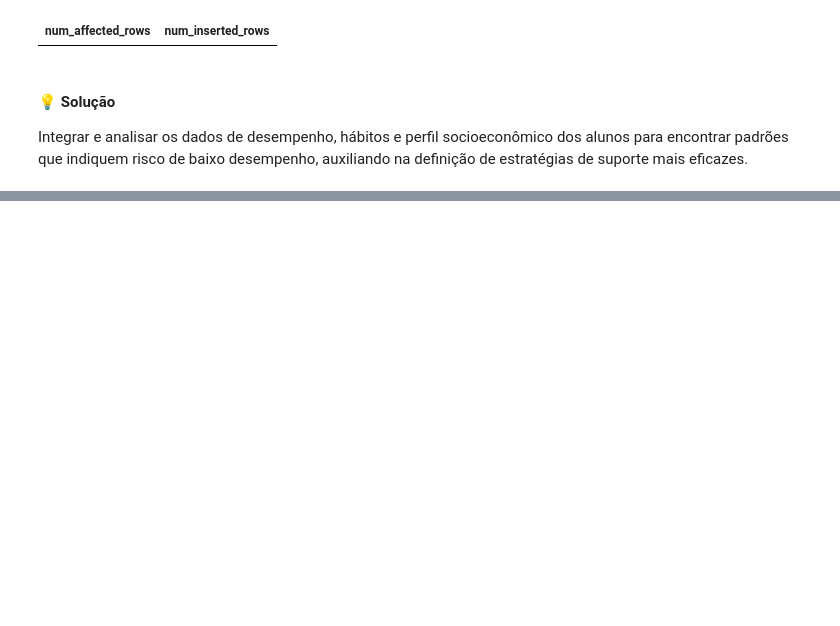
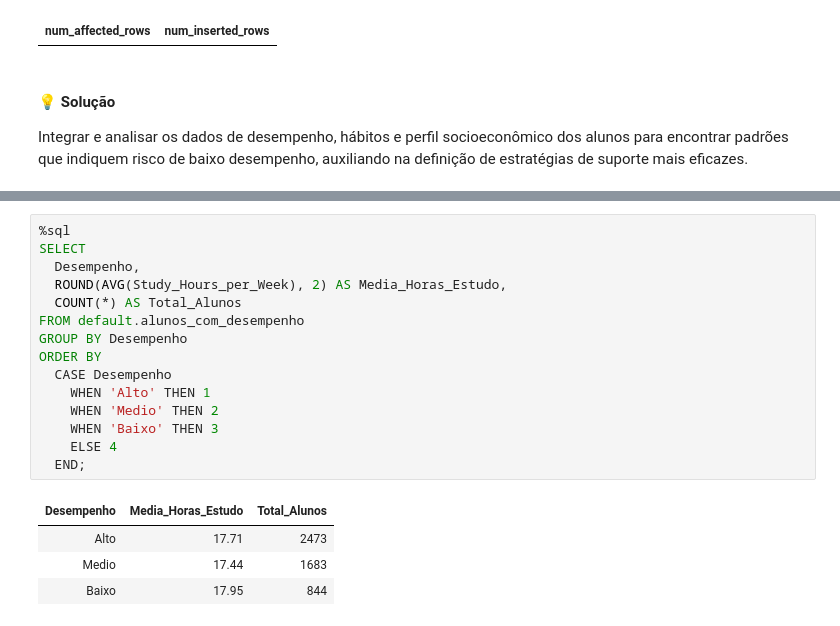
Before and after one commit to sauloverissimo/Engenharia_de_Dados, a Jupyter notebook: MVP/src/MVP.ipynb, the cells around one changed output, grey strips where cells are left out. Cells and saved outputs as stored; diff of their text form; blank space fills up the shorter version.

```diff
--- a/MVP/src/MVP.ipynb
+++ b/MVP/src/MVP.ipynb
@@ -599,0 +624,20 @@ FROM default.alunos_unificados;
+# %%
+%sql
+SELECT
+  Desempenho,
+  ROUND(AVG(Study_Hours_per_Week), 2) AS Media_Horas_Estudo,
+  COUNT(*) AS Total_Alunos
+FROM default.alunos_com_desempenho
+GROUP BY Desempenho
+ORDER BY
+  CASE Desempenho
+    WHEN 'Alto' THEN 1
+    WHEN 'Medio' THEN 2
+    WHEN 'Baixo' THEN 3
+    ELSE 4
+  END;
+# %% [output]
+| Desempenho | Media_Horas_Estudo | Total_Alunos |
+| Alto | 17.71 | 2473 |
+| Medio | 17.44 | 1683 |
+| Baixo | 17.95 | 844 |
```
Also changed, not shown: parts of 9 cells of this notebook.
